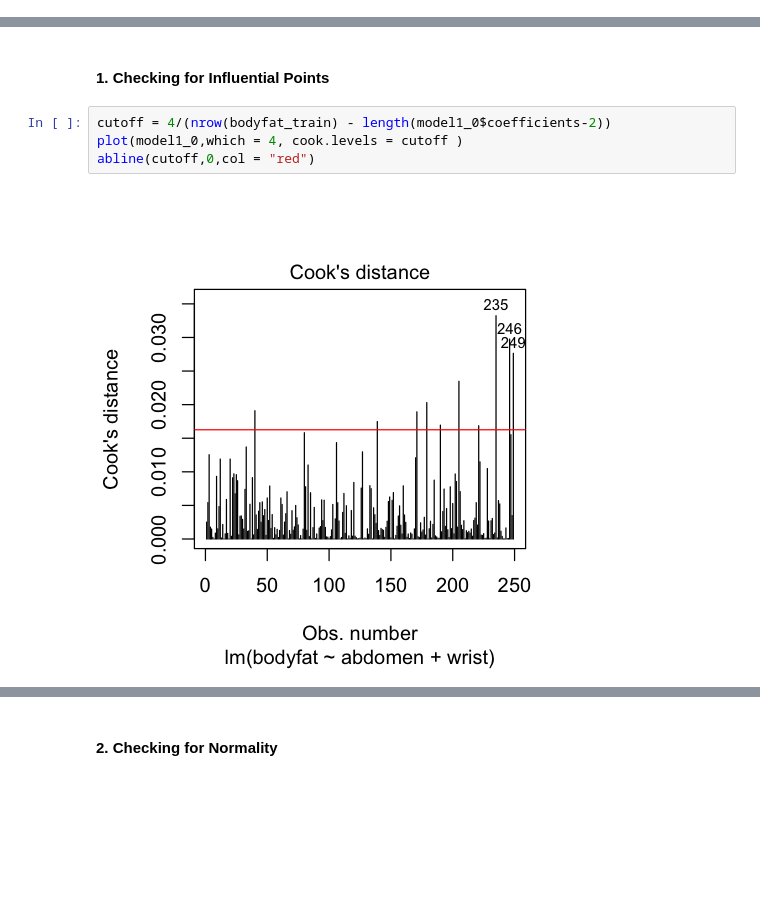
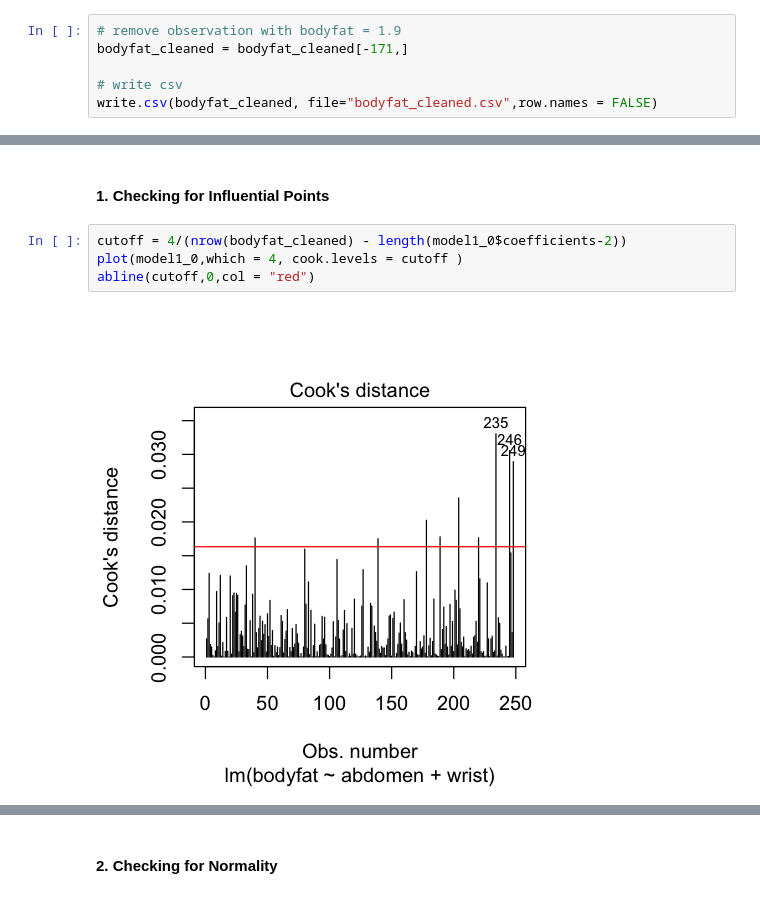
Before and after one commit to stat628M2G8T/bodyfat-measurement, a Jupyter notebook: Body Fat.ipynb, the cells around one changed output, grey strips where cells are left out. Saved outputs shown, nothing was run; the diff lists cells and outputs as text; blank space fills up the shorter version.

```diff
--- a/Body Fat.ipynb
+++ b/Body Fat.ipynb
@@ -166,3 +182,9 @@ write.csv(bodyfat_cleaned, file="bodyfat_cleaned.csv",row.names = FALSE)
+# %%
+# remove observation with bodyfat = 1.9
+bodyfat_cleaned = bodyfat_cleaned[-171,]
+
+# write csv
+write.csv(bodyfat_cleaned, file="bodyfat_cleaned.csv",row.names = FALSE)
 # %% [markdown]
 ## Variable Selection
 # %% [markdown]
@@ -299,8 +321,8 @@ We generally check the model based on three parts: the influential points, the a
 # %% [markdown]
 #### 1. Checking for Influential Points
 # %%
-cutoff = 4/(nrow(bodyfat_train) - length(model1_0$coefficients-2))
+cutoff = 4/(nrow(bodyfat_cleaned) - length(model1_0$coefficients-2))
 plot(model1_0,which = 4, cook.levels = cutoff )
 abline(cutoff,0,col = "red")
 # %% [output]
-[figure, old version]
+[figure, new version]
```
Also changed, not shown: parts of 21 cells of this notebook.
